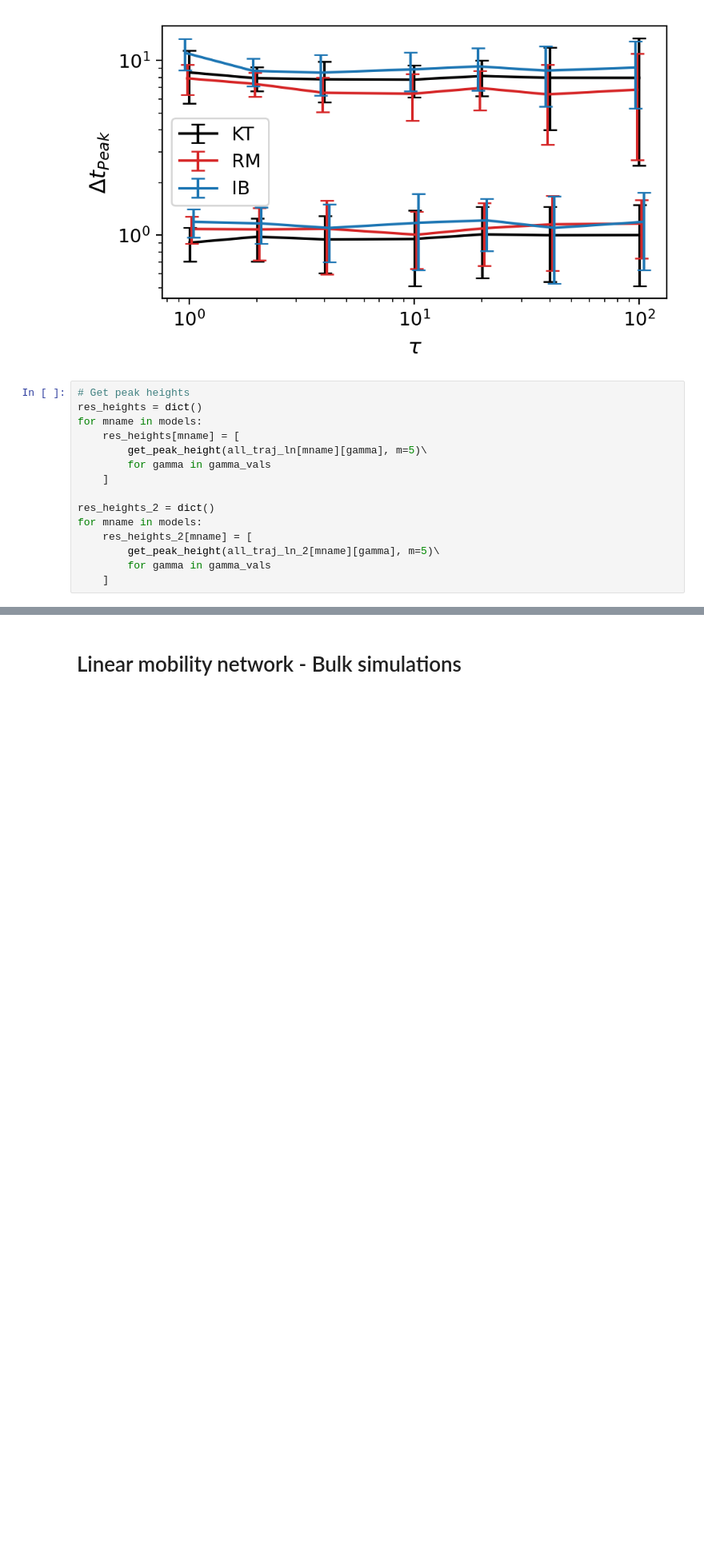
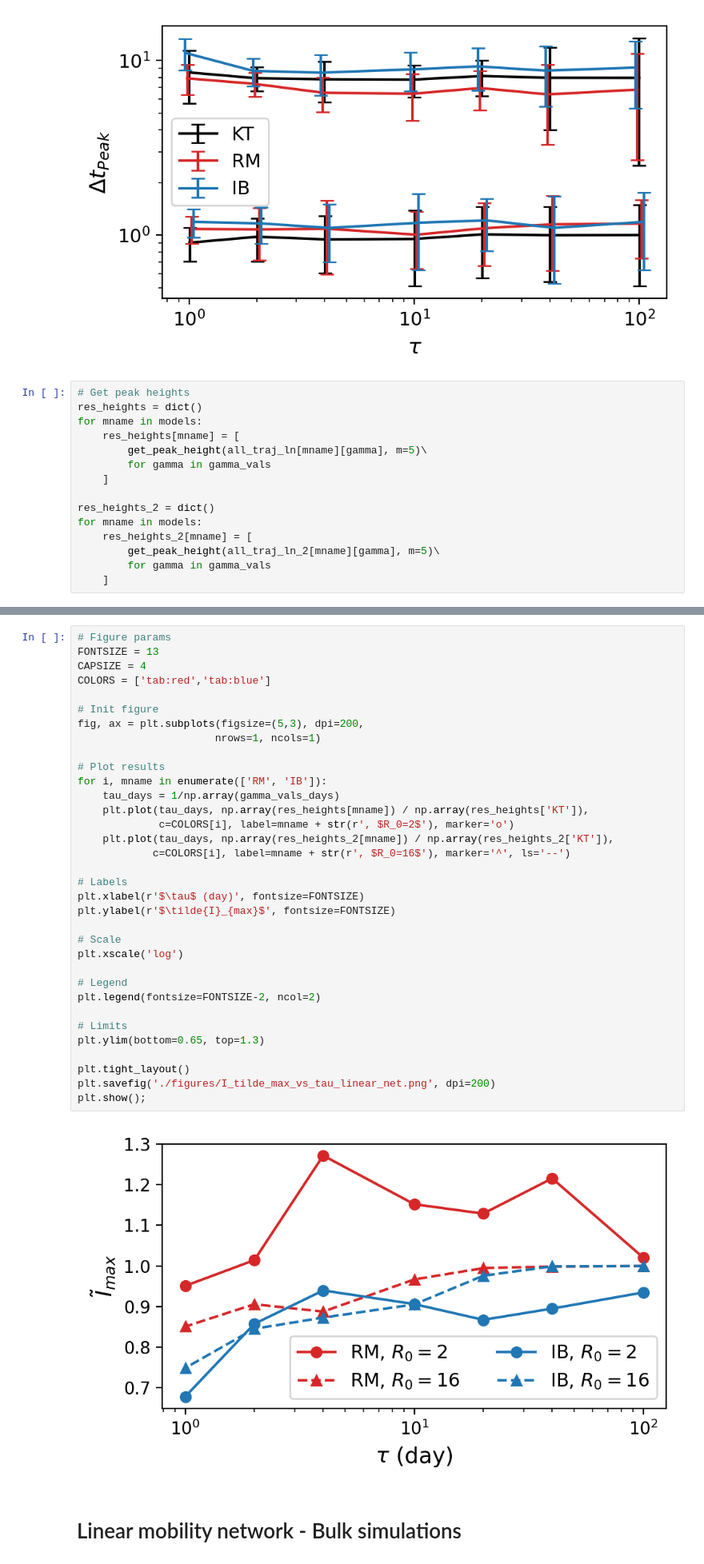
Before and after one commit to FrancoAquistapace/ComplexNetworksEpidemiology, a Jupyter notebook: analysis.ipynb, the cells around one changed output, grey strips where cells are left out. Shown at 80% size. Cells and saved outputs as stored; diff of their text form; blank space fills up the shorter version.

```diff
--- a/analysis.ipynb
+++ b/analysis.ipynb
@@ -563,3 +568,39 @@ plt.show();
+# %%
+# Figure params
+FONTSIZE = 13
+CAPSIZE = 4
+COLORS = ['tab:red','tab:blue']
+
+# Init figure
+fig, ax = plt.subplots(figsize=(5,3), dpi=200,
+                      nrows=1, ncols=1)
+
+# Plot results
+for i, mname in enumerate(['RM', 'IB']):
+    tau_days = 1/np.array(gamma_vals_days)
+    plt.plot(tau_days, np.array(res_heights[mname]) / np.array(res_heights['KT']),
+             c=COLORS[i], label=mname + str(r', $R_0=2$'), marker='o')
+    plt.plot(tau_days, np.array(res_heights_2[mname]) / np.array(res_heights_2['KT']),
+            c=COLORS[i], label=mname + str(r', $R_0=16$'), marker='^', ls='--')
+
+# Labels
+plt.xlabel(r'$\tau$ (day)', fontsize=FONTSIZE)
+plt.ylabel(r'$\tilde{I}_{max}$', fontsize=FONTSIZE)
+
+# Scale
+plt.xscale('log')
+
+# Legend
+plt.legend(fontsize=FONTSIZE-2, ncol=2)
+
+# Limits
+plt.ylim(bottom=0.65, top=1.3)
+
+plt.tight_layout()
+plt.savefig('./figures/I_tilde_max_vs_tau_linear_net.png', dpi=200)
+plt.show();
+# %% [output]
+[figure, added]
 # %% [markdown]
 # Linear mobility network - Bulk simulations
 # %%
```
Also changed, not shown: parts of 2 cells of this notebook, 5 other files.
